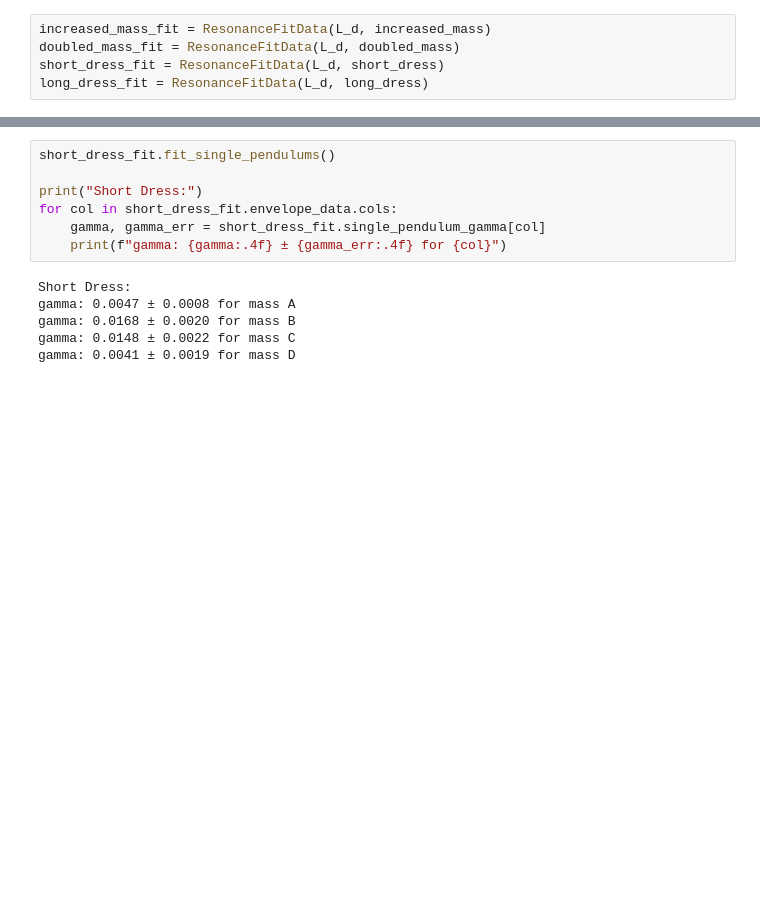
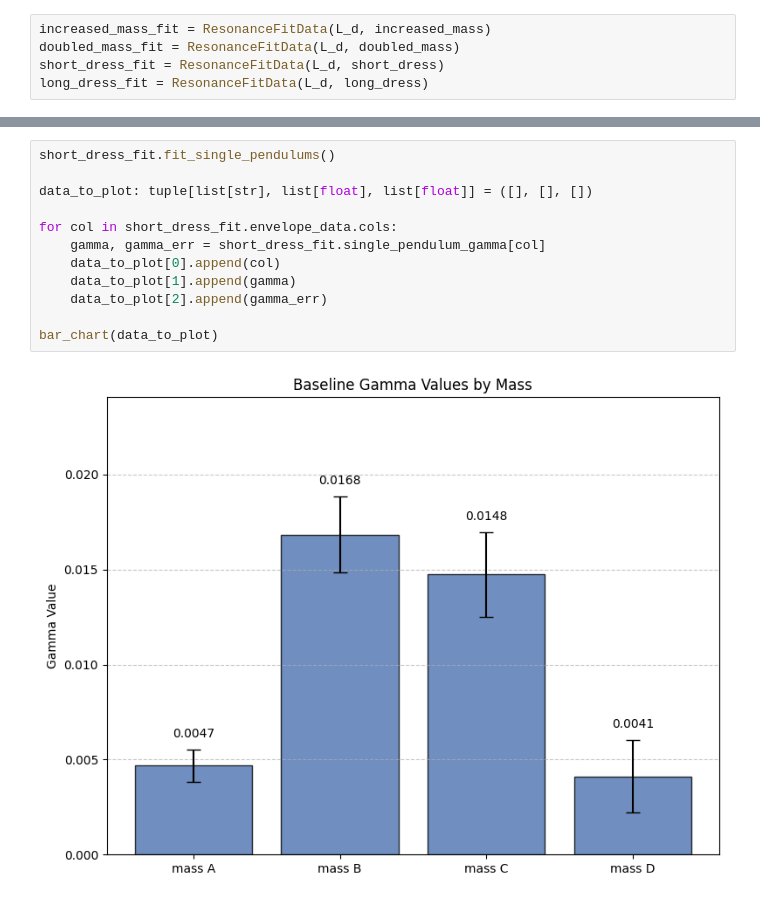
Before and after one commit to kij1n/physics-data-analysis, a Jupyter notebook: sessions/session6-single.ipynb, the cells around one changed output, grey strips where cells are left out. Cells and saved outputs as stored; diff of their text form; blank space fills up the shorter version.

```diff
--- a/sessions/session6-single.ipynb
+++ b/sessions/session6-single.ipynb
@@ -70,16 +72,17 @@ gamma: 0.0030 ± 0.0032 for mass D
 # %%
 short_dress_fit.fit_single_pendulums()
 
-print("Short Dress:")
+data_to_plot: tuple[list[str], list[float], list[float]] = ([], [], [])
+
 for col in short_dress_fit.envelope_data.cols:
     gamma, gamma_err = short_dress_fit.single_pendulum_gamma[col]
-    print(f"gamma: {gamma:.4f} ± {gamma_err:.4f} for {col}")
+    data_to_plot[0].append(col)
+    data_to_plot[1].append(gamma)
+    data_to_plot[2].append(gamma_err)
+
+bar_chart(data_to_plot)
 # %% [output]
-Short Dress:
-gamma: 0.0047 ± 0.0008 for mass A
-gamma: 0.0168 ± 0.0020 for mass B
-gamma: 0.0148 ± 0.0022 for mass C
-gamma: 0.0041 ± 0.0019 for mass D
+[figure, added]
 # %%
 long_dress_fit.fit_single_pendulums()
 
```
Also changed, not shown: parts of 4 cells of this notebook, 2 other files.
